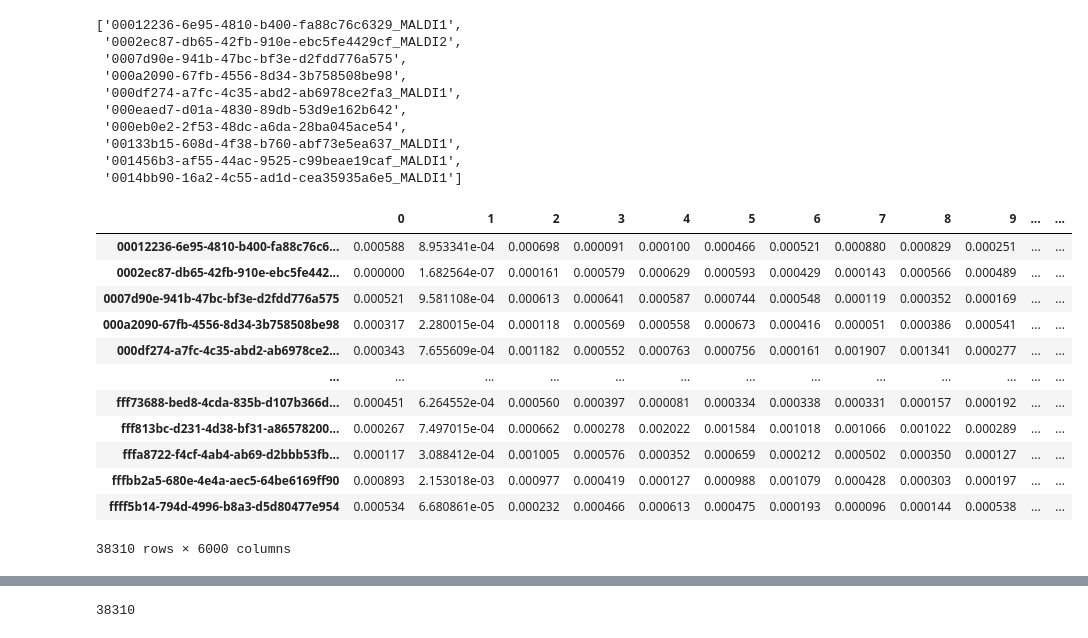
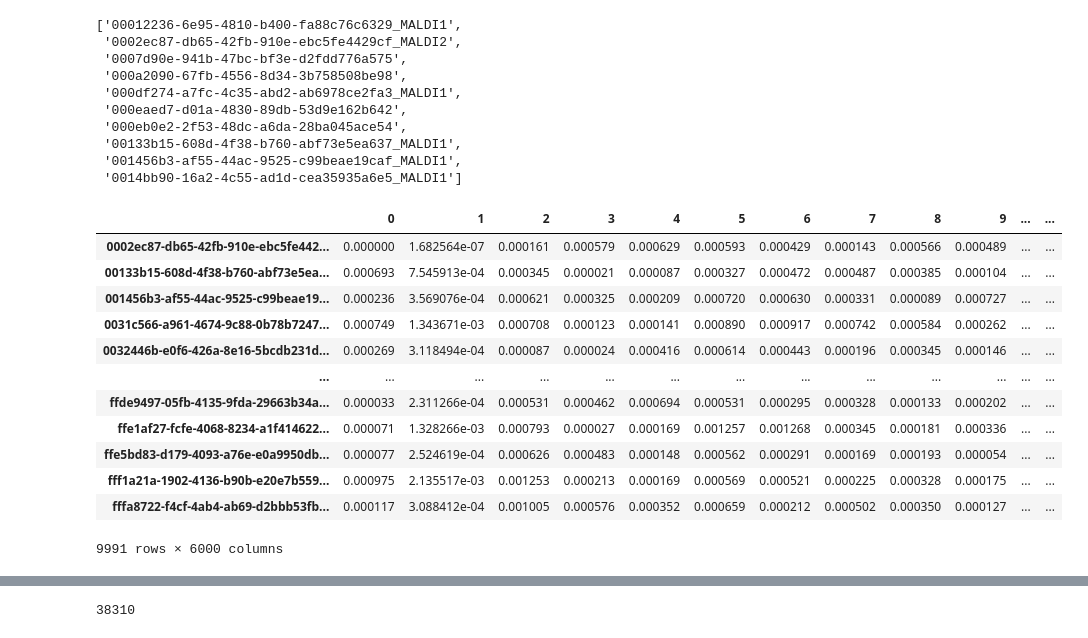
Before and after one commit to BorgwardtLab/MultimodalAMR, a Jupyter notebook: gv_experiments/Process Spectra.ipynb, the cells around one changed output, grey strips where cells are left out. Drawn from its saved outputs; the diff is of its cells as text; code cells hidden in the pictures.

```diff
--- a/gv_experiments/Process Spectra.ipynb
+++ b/gv_experiments/Process Spectra.ipynb
@@ -28,0 +8,4 @@ spectra_df.to_csv("../data/DRIAMS-B/spectra_binned_6000_2018_reprocessed.csv")
+# %%
+long_table = pd.read_csv("../processed_data/DRIAMS_combined_long_table.csv")
+long_table = long_table[long_table["dataset"]=="A"].reset_index()
+long_table
@@ -30,6 +44,6 @@ spectra_df.to_csv("../data/DRIAMS-B/spectra_binned_6000_2018_reprocessed.csv")
 # DRIAMS B
 # %%
 long_table = pd.read_csv("../processed_data/DRIAMS_combined_long_table.csv")
-long_table = long_table[long_table["dataset"]=="D"].reset_index()
+long_table = long_table[long_table["dataset"]=="A"].reset_index(drop=True)
 long_table
 # %% [output]
@@ -65,31 +79,33 @@ all_samples[:10]
 # %%
 samples_spectra = []
 
+filtered_samples = []
 for i, sample_id in tqdm(enumerate(all_samples)):
     spectrum = None
-    for year in ["2015", "2016", "2017", "2018"]:
+    for year in ["2018"]:
         if not os.path.exists(f"../data/DRIAMS-A/binned_6000/{year}/{sample_id}.txt"):
             continue
         spectrum = pd.read_csv(f"../data/DRIAMS-A/binned_6000/{year}/{sample_id}.txt", sep=" ", index_col=0)
         break
     if spectrum is None:
         continue
     samples_spectra.append(spectrum.values.flatten())
+    filtered_samples.append(sample_id)
 samples_spectra = np.vstack(samples_spectra)
-spectra_df = pd.DataFrame(data=samples_spectra, index=all_samples)
+spectra_df = pd.DataFrame(data=samples_spectra, index=filtered_samples)
 spectra_df
 # %% [output]
 |  | 0 | 1 | 2 | 3 | 4 | 5 | 6 | 7 | 8 | 9 | ... | ... |
-| 00012236-6e95-4810-b400-fa88c76c6... | 0.000588 | 8.953341e-04 | 0.000698 | 0.000091 | 0.000100 | 0.000466 | 0.000521 | 0.000880 | 0.000829 | 0.000251 | ... | ... |
 | 0002ec87-db65-42fb-910e-ebc5fe442... | 0.000000 | 1.682564e-07 | 0.000161 | 0.000579 | 0.000629 | 0.000593 | 0.000429 | 0.000143 | 0.000566 | 0.000489 | ... | ... |
-| 0007d90e-941b-47bc-bf3e-d2fdd776a575 | 0.000521 | 9.581108e-04 | 0.000613 | 0.000641 | 0.000587 | 0.000744 | 0.000548 | 0.000119 | 0.000352 | 0.000169 | ... | ... |
-| 000a2090-67fb-4556-8d34-3b758508be98 | 0.000317 | 2.280015e-04 | 0.000118 | 0.000569 | 0.000558 | 0.000673 | 0.000416 | 0.000051 | 0.000386 | 0.000541 | ... | ... |
-| 000df274-a7fc-4c35-abd2-ab6978ce2... | 0.000343 | 7.655609e-04 | 0.001182 | 0.000552 | 0.000763 | 0.000756 | 0.000161 | 0.001907 | 0.001341 | 0.000277 | ... | ... |
+| 00133b15-608d-4f38-b760-abf73e5ea... | 0.000693 | 7.545913e-04 | 0.000345 | 0.000021 | 0.000087 | 0.000327 | 0.000472 | 0.000487 | 0.000385 | 0.000104 | ... | ... |
+| 001456b3-af55-44ac-9525-c99beae19... | 0.000236 | 3.569076e-04 | 0.000621 | 0.000325 | 0.000209 | 0.000720 | 0.000630 | 0.000331 | 0.000089 | 0.000727 | ... | ... |
+| 0031c566-a961-4674-9c88-0b78b7247... | 0.000749 | 1.343671e-03 | 0.000708 | 0.000123 | 0.000141 | 0.000890 | 0.000917 | 0.000742 | 0.000584 | 0.000262 | ... | ... |
+| 0032446b-e0f6-426a-8e16-5bcdb231d... | 0.000269 | 3.118494e-04 | 0.000087 | 0.000024 | 0.000416 | 0.000614 | 0.000443 | 0.000196 | 0.000345 | 0.000146 | ... | ... |
 | ... | ... | ... | ... | ... | ... | ... | ... | ... | ... | ... | ... | ... |
-| fff73688-bed8-4cda-835b-d107b366d... | 0.000451 | 6.264552e-04 | 0.000560 | 0.000397 | 0.000081 | 0.000334 | 0.000338 | 0.000331 | 0.000157 | 0.000192 | ... | ... |
-| fff813bc-d231-4d38-bf31-a86578200... | 0.000267 | 7.497015e-04 | 0.000662 | 0.000278 | 0.002022 | 0.001584 | 0.001018 | 0.001066 | 0.001022 | 0.000289 | ... | ... |
+| ffde9497-05fb-4135-9fda-29663b34a... | 0.000033 | 2.311266e-04 | 0.000531 | 0.000462 | 0.000694 | 0.000531 | 0.000295 | 0.000328 | 0.000133 | 0.000202 | ... | ... |
+| ffe1af27-fcfe-4068-8234-a1f414622... | 0.000071 | 1.328266e-03 | 0.000793 | 0.000027 | 0.000169 | 0.001257 | 0.001268 | 0.000345 | 0.000181 | 0.000336 | ... | ... |
+| ffe5bd83-d179-4093-a76e-e0a9950db... | 0.000077 | 2.524619e-04 | 0.000626 | 0.000483 | 0.000148 | 0.000562 | 0.000291 | 0.000169 | 0.000193 | 0.000054 | ... | ... |
+| fff1a21a-1902-4136-b90b-e20e7b559... | 0.000975 | 2.135517e-03 | 0.001253 | 0.000213 | 0.000169 | 0.000569 | 0.000521 | 0.000225 | 0.000328 | 0.000175 | ... | ... |
 | fffa8722-f4cf-4ab4-ab69-d2bbb53fb... | 0.000117 | 3.088412e-04 | 0.001005 | 0.000576 | 0.000352 | 0.000659 | 0.000212 | 0.000502 | 0.000350 | 0.000127 | ... | ... |
-| fffbb2a5-680e-4e4a-aec5-64be6169ff90 | 0.000893 | 2.153018e-03 | 0.000977 | 0.000419 | 0.000127 | 0.000988 | 0.001079 | 0.000428 | 0.000303 | 0.000197 | ... | ... |
-| ffff5b14-794d-4996-b8a3-d5d80477e954 | 0.000534 | 6.680861e-05 | 0.000232 | 0.000466 | 0.000613 | 0.000475 | 0.000193 | 0.000096 | 0.000144 | 0.000538 | ... | ... |
-38310 rows × 6000 columns
+9991 rows × 6000 columns
 # %%
```
Also changed, not shown: parts of 17 cells of this notebook, 10 other files.
